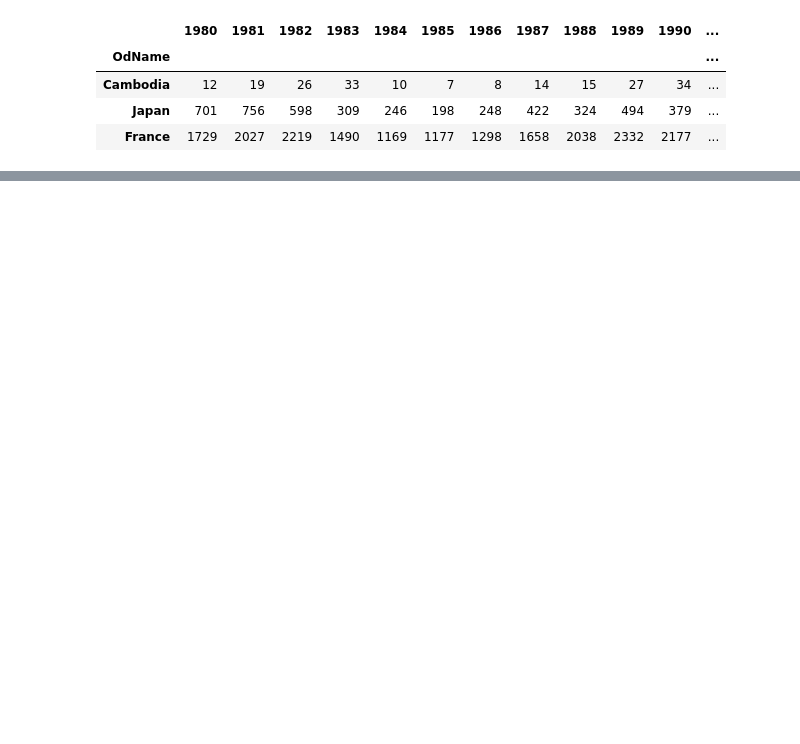
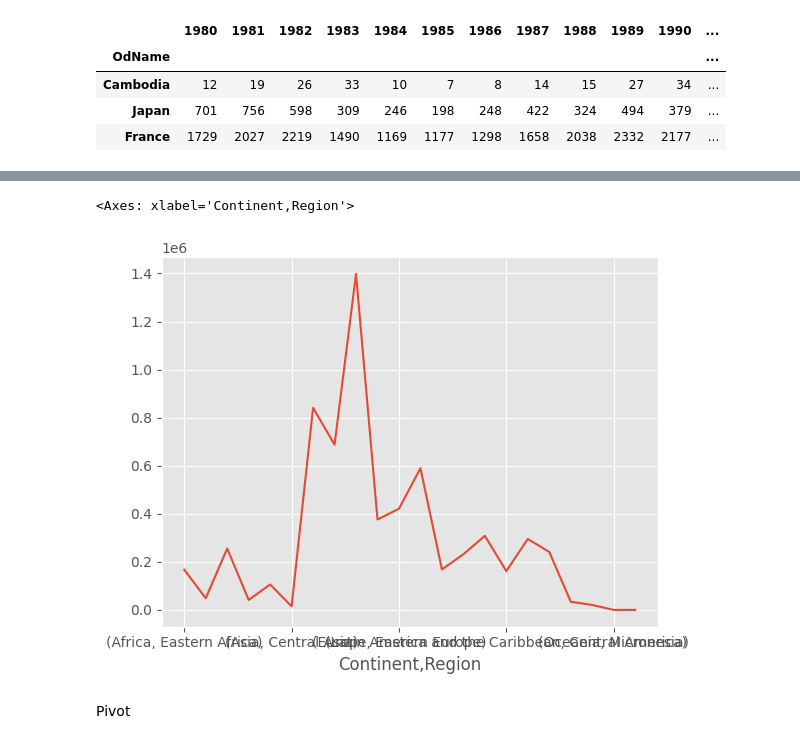
Before and after one commit to abhinav-766/digipython, a Jupyter notebook: analysis/analysis.1.ipynb, the cells around one changed output, grey strips where cells are left out. Drawn from its saved outputs; the diff is of its cells as text; code cells hidden in the pictures; blank space fills up the shorter version.

```diff
--- a/analysis/analysis.1.ipynb
+++ b/analysis/analysis.1.ipynb
@@ -232,0 +507,2 @@ plt.savefig('Comparing three countries')
+# %%
+canada['Total'] = canada[years].sum(axis=1)
@@ -232,0 +560,7 @@ plt.savefig('Comparing three countries')
+# %%
+canada.groupby(['Continent','Region'])['Total'].sum().plot()
+# %% [output]
+<Axes: xlabel='Continent,Region'>
+[figure, added]
+# %% [markdown]
+Pivot
```
Also changed, not shown: parts of 44 cells of this notebook, 2 other files.
